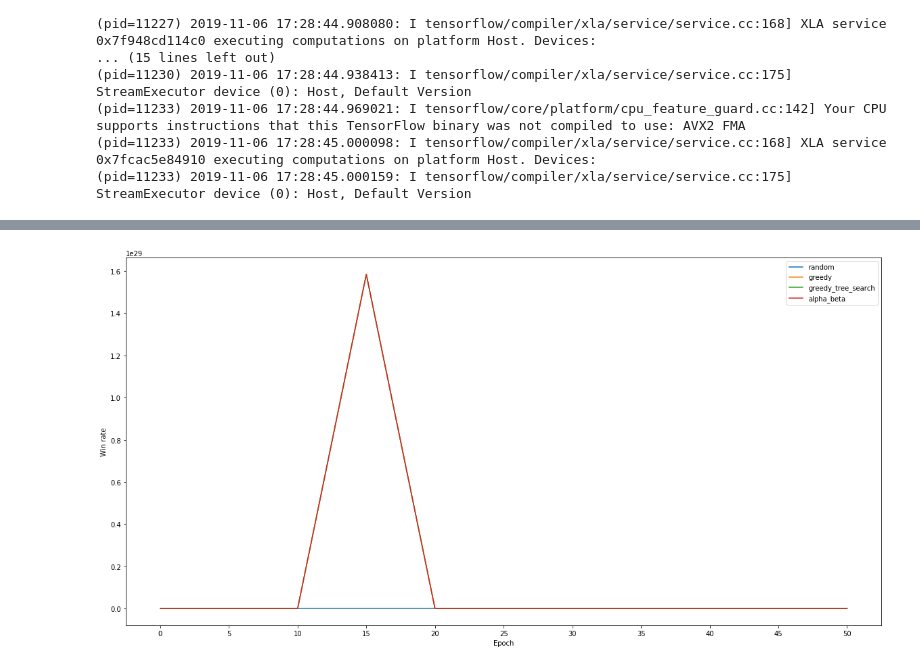
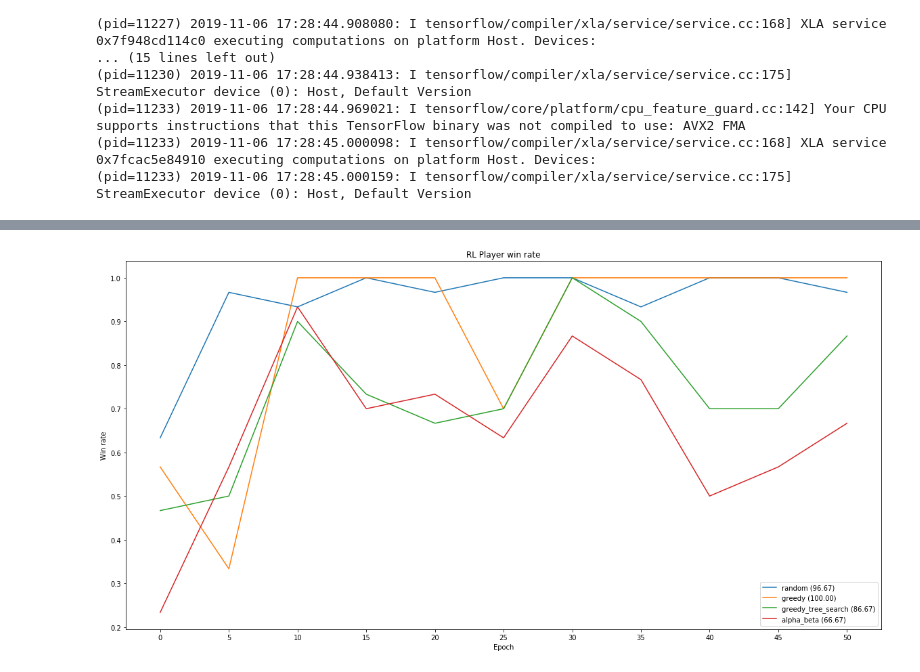
Before and after one commit to marekgalovic/othello-rl, a Jupyter notebook: othello/Results.ipynb, the cells around one changed output, grey strips where cells are left out. Drawn from its saved outputs; the diff is of its cells as text; code cells hidden in the pictures.

```diff
--- a/othello/Results.ipynb
+++ b/othello/Results.ipynb
@@ -88,0 +83,5 @@ json.dumps(dict(map(lambda kv: (kv[0], kv[1].tolist()), result.items())))
+# %%
+import json
+
+result = json.load(open('../checkpoints/othello_rl_v3_gs_20191106_202016/eval_result.json', 'r'))
+result
@@ -89,12 +106,13 @@ json.dumps(dict(map(lambda kv: (kv[0], kv[1].tolist()), result.items())))
 # %%
 plt.figure(figsize=(20, 10))
+plt.title('RL Player win rate')
 for (opponent_name, win_rates) in result.items():
-    plt.plot(np.arange(len(win_rates)) * 5, win_rates, label=opponent_name)
+    plt.plot(np.arange(len(win_rates)) * 5, win_rates, label='%s (%.2f)'% (opponent_name, win_rates[-1] * 100))
 
 plt.xticks(np.arange(len(win_rates)) * 5)
 plt.xlabel('Epoch')
 plt.ylabel('Win rate')
 plt.legend()
 plt.show()
 # %% [output]
-[figure, old version]
+[figure, new version]
```
Also changed, not shown: parts of 2 cells of this notebook, 3 other files.
